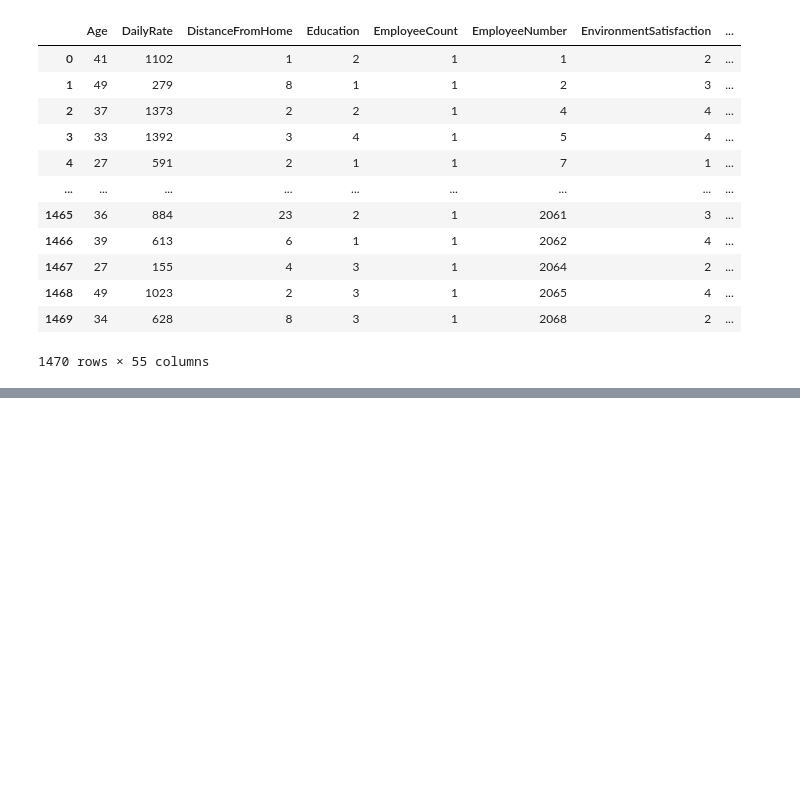
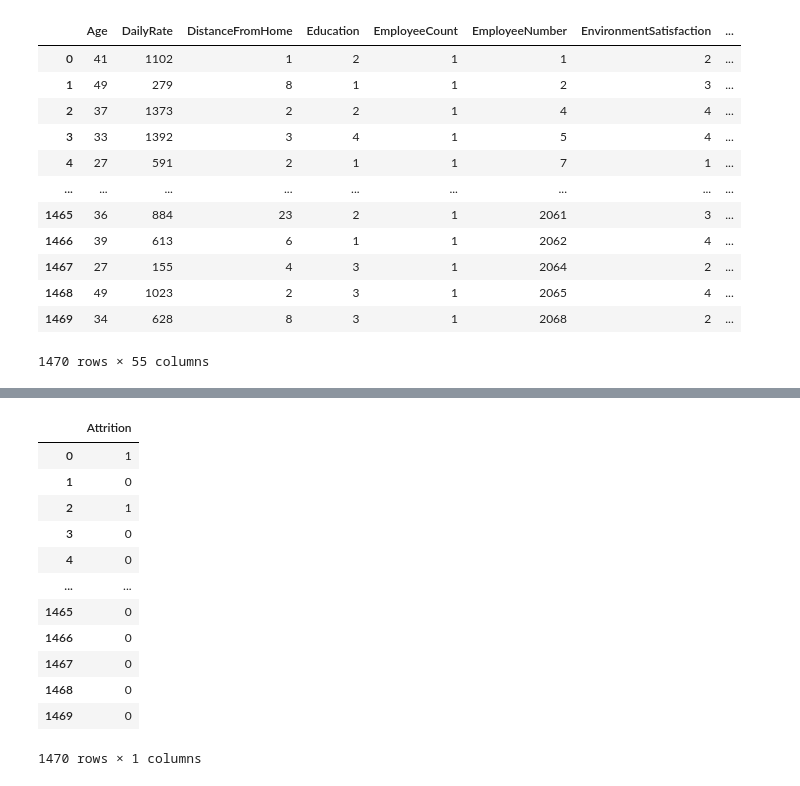
Before and after one commit to shahriar-raj/CSE_472-Machine-Learning-Sessional, a Jupyter notebook: Offline1/offline1.ipynb, the cells around one changed output, grey strips where cells are left out. Saved outputs shown, nothing was run; the diff lists cells and outputs as text; code cells hidden in the pictures; blank space fills up the shorter version.

```diff
--- a/Offline1/offline1.ipynb
+++ b/Offline1/offline1.ipynb
@@ -151,0 +189,16 @@ Features
+# %%
+Labels_df
+# %% [output]
+|  | Attrition |
+| 0 | 1 |
+| 1 | 0 |
+| 2 | 1 |
+| 3 | 0 |
+| 4 | 0 |
+| ... | ... |
+| 1465 | 0 |
+| 1466 | 0 |
+| 1467 | 0 |
+| 1468 | 0 |
+| 1469 | 0 |
+1470 rows × 1 columns
```
Also changed, not shown: parts of 12 cells of this notebook, 1 other file.
